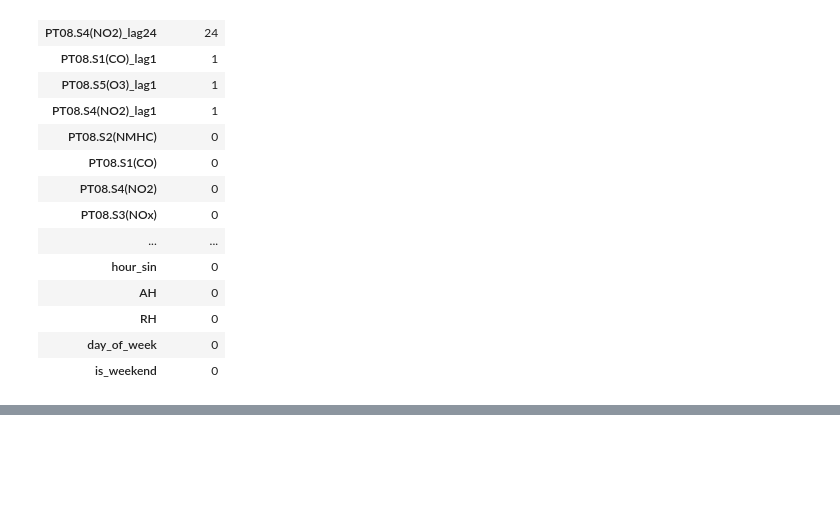
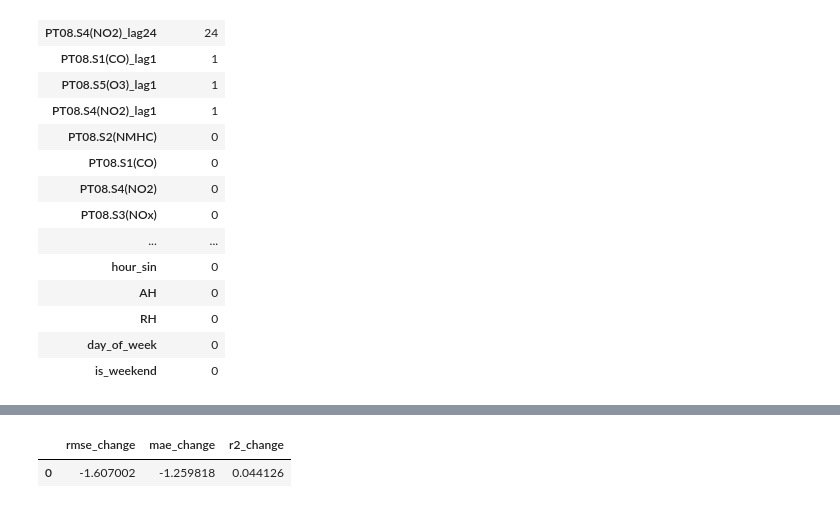
Before and after one commit to AkmalFazli27/air-quality-estimation, a Jupyter notebook: notebooks/modeling.ipynb, the cells around one changed output, grey strips where cells are left out. Cells and saved outputs as stored; diff of their text form; code cells hidden in the pictures; blank space fills up the shorter version.

```diff
--- a/notebooks/modeling.ipynb
+++ b/notebooks/modeling.ipynb
@@ -304,3 +357,16 @@ final_results_df
+# %%
+baseline_row = no2_lag_comparison.iloc[0]
+lag_row = no2_lag_comparison.iloc[1]
+
+comparison_delta = pd.DataFrame([{
+    "rmse_change": lag_row["test_rmse"] - baseline_row["test_rmse"],
+    "mae_change": lag_row["test_mae"] - baseline_row["test_mae"],
+    "r2_change": lag_row["test_r2"] - baseline_row["test_r2"],
+}])
+display(comparison_delta)
+# %% [output]
+|  | rmse_change | mae_change | r2_change |
+| 0 | -1.607002 | -1.259818 | 0.044126 |
 # %%
 fig, axes = plt.subplots(2, 2, figsize=(12, 10))
 for axis, target in zip(axes.ravel(), target_columns):
```
Also changed, not shown: parts of 7 cells of this notebook.
